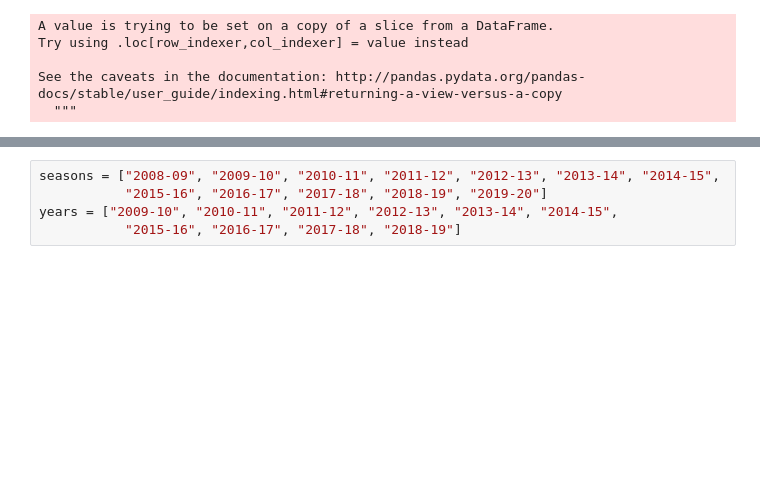
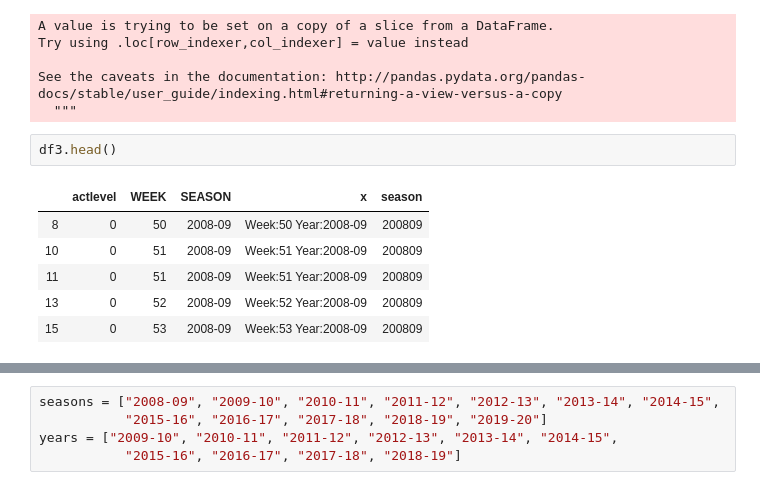
Before and after one commit to gpfundt/flu-stuff, a Jupyter notebook: static/data/fludata_to_years.ipynb, the cells around one changed output, grey strips where cells are left out. Saved outputs shown, nothing was run; the diff lists cells and outputs as text; blank space fills up the shorter version.

```diff
--- a/static/data/fludata_to_years.ipynb
+++ b/static/data/fludata_to_years.ipynb
@@ -33,3 +33,12 @@ Try using .loc[row_indexer,col_indexer] = value instead
 
 See the caveats in the documentation: http://pandas.pydata.org/pandas-docs/stable/user_guide/indexing.html#returning-a-view-versus-a-copy
   """
+# %%
+df3.head()
+# %% [output]
+|  | actlevel | WEEK | SEASON | x | season |
+| 8 | 0 | 50 | 2008-09 | Week:50 Year:2008-09 | 200809 |
+| 10 | 0 | 51 | 2008-09 | Week:51 Year:2008-09 | 200809 |
+| 11 | 0 | 51 | 2008-09 | Week:51 Year:2008-09 | 200809 |
+| 13 | 0 | 52 | 2008-09 | Week:52 Year:2008-09 | 200809 |
+| 15 | 0 | 53 | 2008-09 | Week:53 Year:2008-09 | 200809 |
```
Also changed, not shown: parts of 1 cell of this notebook, 3 other files.
